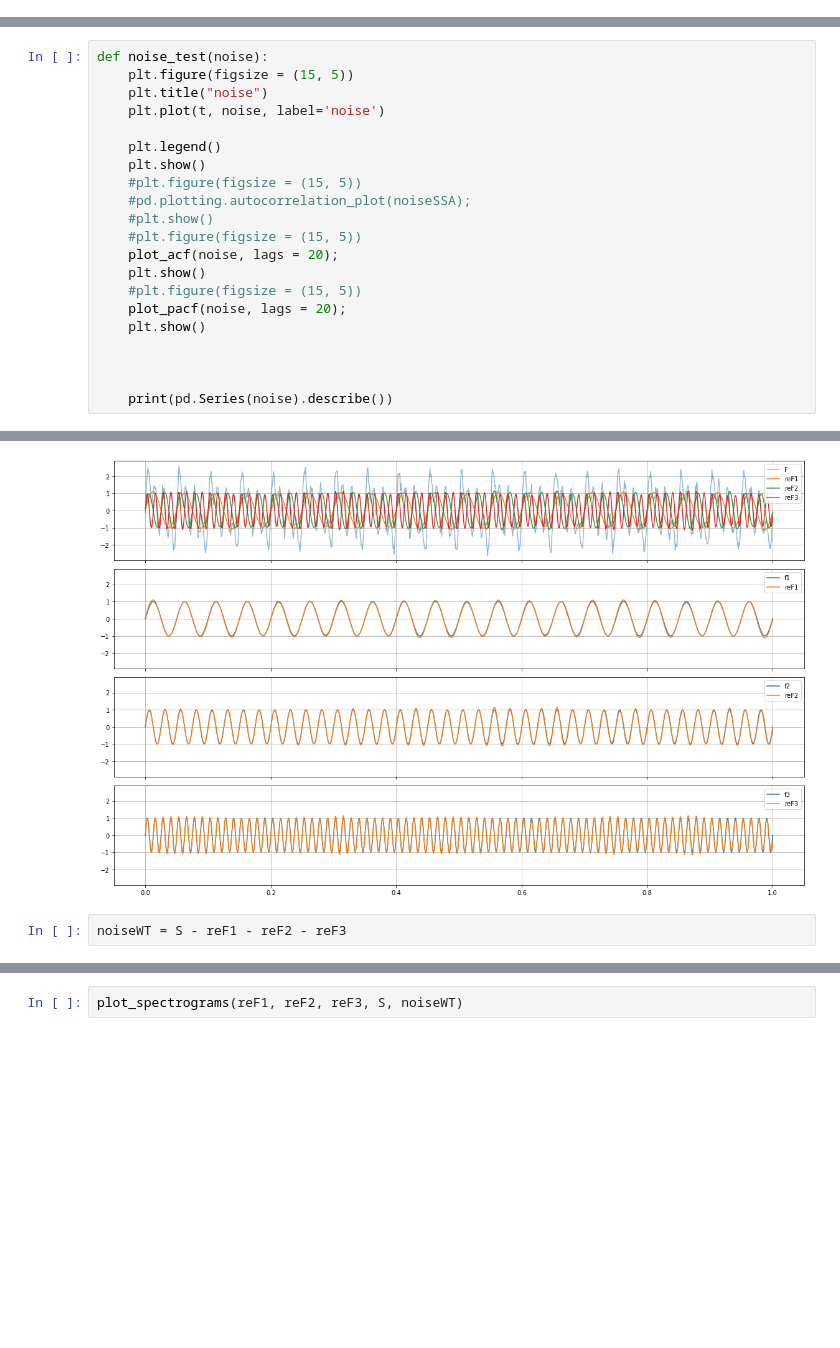
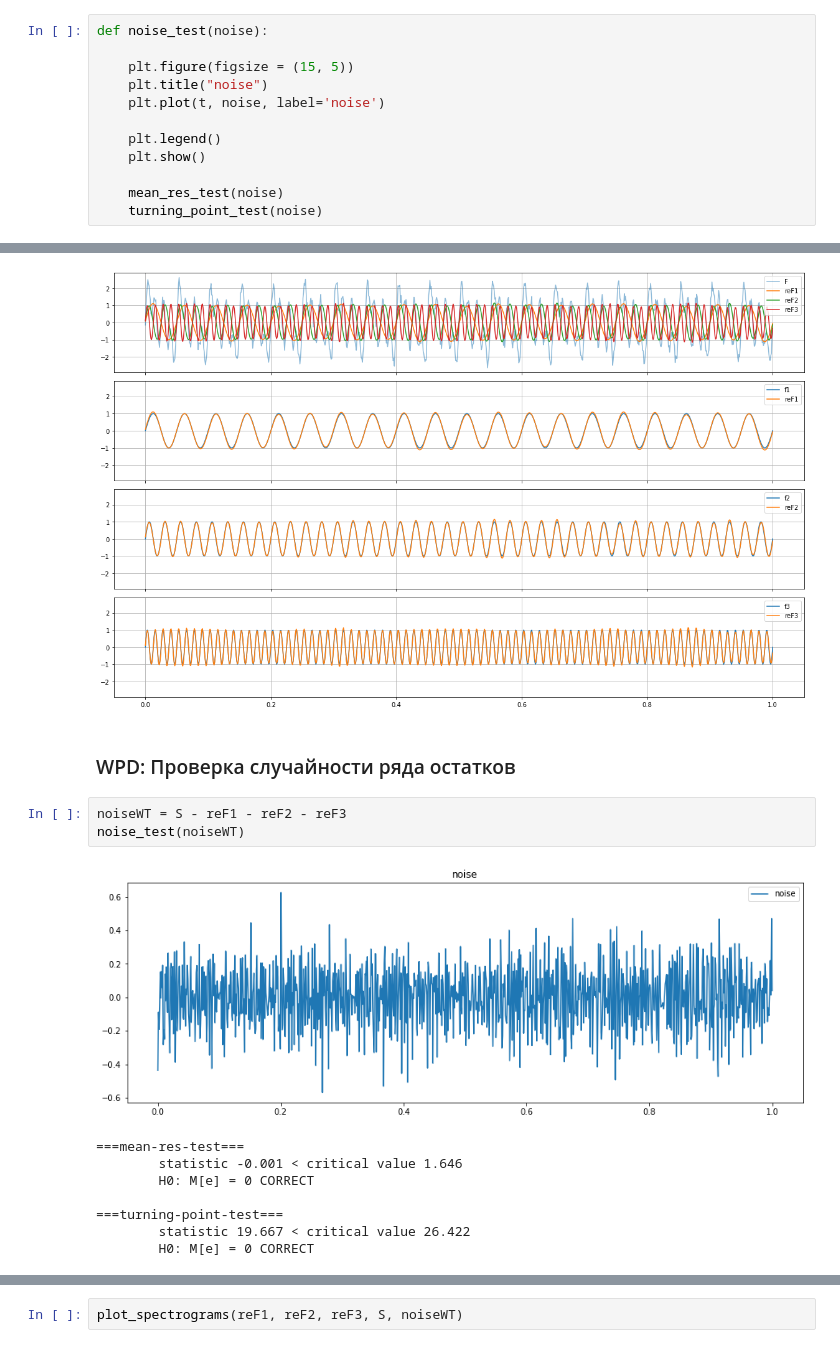
Before and after one commit to euloo/time-series, a Jupyter notebook: 9-timeSeries-0.ipynb, the cells around one changed output, grey strips where cells are left out. Saved outputs shown, nothing was run; the diff lists cells and outputs as text; blank space fills up the shorter version.

```diff
--- a/9-timeSeries-0.ipynb
+++ b/9-timeSeries-0.ipynb
@@ -78,0 +89,12 @@ Singular Value Decomposition = SVD траекторной матрицы ряд
+# %%
+def noise_test(noise):
+
+    plt.figure(figsize = (15, 5))
+    plt.title("noise")
+    plt.plot(t, noise, label='noise')
+
+    plt.legend()
+    plt.show()
+
+    mean_res_test(noise)
+    turning_point_test(noise)
@@ -368,21 +383,0 @@ sm.tsa.bds(noiseSSA)
-# %%
-def noise_test(noise):
-    plt.figure(figsize = (15, 5))
-    plt.title("noise")
-    plt.plot(t, noise, label='noise')
-
-    plt.legend()
-    plt.show()
-    #plt.figure(figsize = (15, 5))
-    #pd.plotting.autocorrelation_plot(noiseSSA);
-    #plt.show()
-    #plt.figure(figsize = (15, 5))
-    plot_acf(noise, lags = 20);
-    plt.show()
-    #plt.figure(figsize = (15, 5))
-    plot_pacf(noise, lags = 20);
-    plt.show()
-
-
-
-    print(pd.Series(noise).describe())
@@ -583,5 +452,17 @@ plt.tight_layout()
 plt.show()
 # %% [output]
 [figure]
+# %% [markdown]
+### WPD: Проверка случайности ряда остатков
 # %%
 noiseWT = S - reF1 - reF2 - reF3
+noise_test(noiseWT)
+# %% [output]
+[figure, added]
+===mean-res-test===
+        statistic -0.001 < critical value 1.646
+        H0: M[e] = 0 CORRECT
+
+===turning-point-test===
+        statistic 19.667 < critical value 26.422
+        H0: M[e] = 0 CORRECT
```
Also changed, not shown: parts of 58 cells of this notebook, 1 other file.
